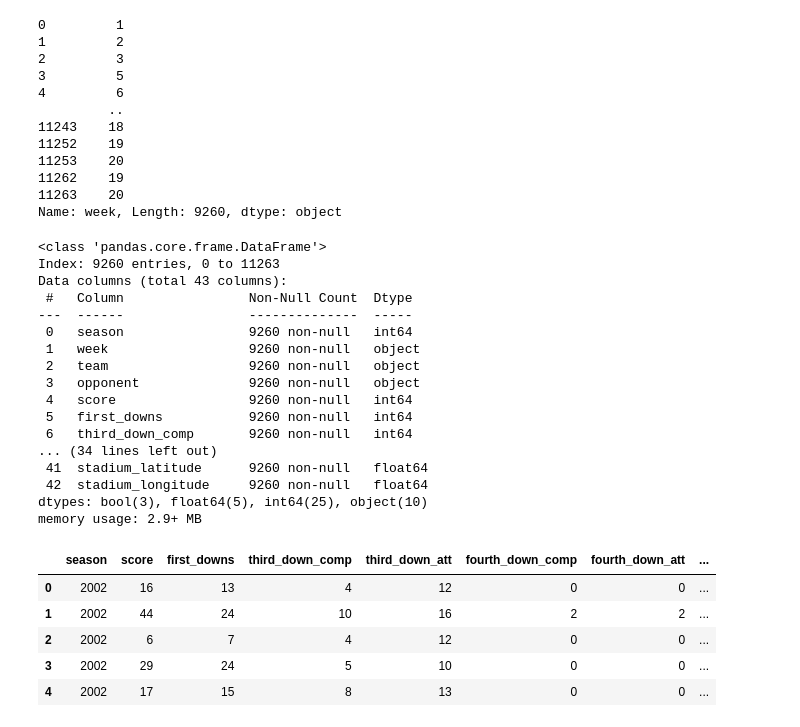
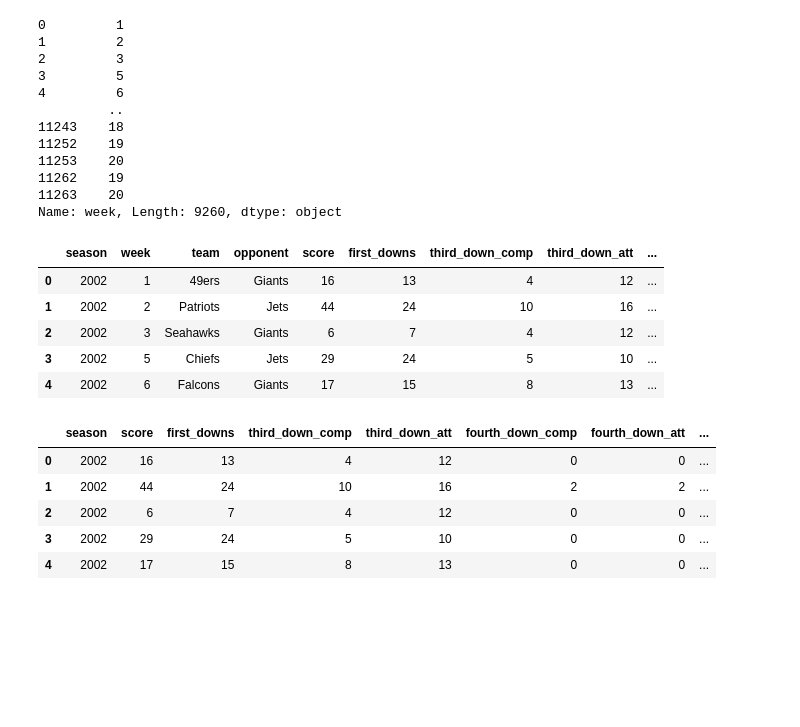
Before and after one commit to atulbachhav22/AIBootcamp-Project2, a Jupyter notebook: NFL-predication_modeling.ipynb, the cells around one changed output. Saved outputs shown, nothing was run; the diff lists cells and outputs as text; code cells hidden in the pictures; blank space fills up the shorter version.

```diff
--- a/NFL-predication_modeling.ipynb
+++ b/NFL-predication_modeling.ipynb
@@ -327,25 +327,14 @@ Name: week, Length: 9260, dtype: object
 # %%
 #Clean up and remove duplicate columns for dummies processing
 drop_final = final_teams_clean.drop(['team_home', 'team_away', 'schedule_week', 'date', 'schedule_date'], axis=1)
-drop_final.info()
+drop_final.head()
 # %% [output]
-<class 'pandas.core.frame.DataFrame'>
-Index: 9260 entries, 0 to 11263
-Data columns (total 43 columns):
- #   Column                Non-Null Count  Dtype
----  ------                --------------  -----
- 0   season                9260 non-null   int64
- 1   week                  9260 non-null   object
- 2   team                  9260 non-null   object
- 3   opponent              9260 non-null   object
- 4   score                 9260 non-null   int64
- 5   first_downs           9260 non-null   int64
- 6   third_down_comp       9260 non-null   int64
-... (34 lines left out)
- 41  stadium_latitude      9260 non-null   float64
- 42  stadium_longitude     9260 non-null   float64
-dtypes: bool(3), float64(5), int64(25), object(10)
-memory usage: 2.9+ MB
+|  | season | week | team | opponent | score | first_downs | third_down_comp | third_down_att | ... |
+| 0 | 2002 | 1 | 49ers | Giants | 16 | 13 | 4 | 12 | ... |
+| 1 | 2002 | 2 | Patriots | Jets | 44 | 24 | 10 | 16 | ... |
+| 2 | 2002 | 3 | Seahawks | Giants | 6 | 7 | 4 | 12 | ... |
+| 3 | 2002 | 5 | Chiefs | Jets | 29 | 24 | 5 | 10 | ... |
+| 4 | 2002 | 6 | Falcons | Giants | 17 | 15 | 8 | 13 | ... |
 # %%
 # Encode using pd.get_dummies()
 final_teams_dummies = pd.get_dummies(drop_final)
```
Also changed, not shown: parts of 17 cells of this notebook.
